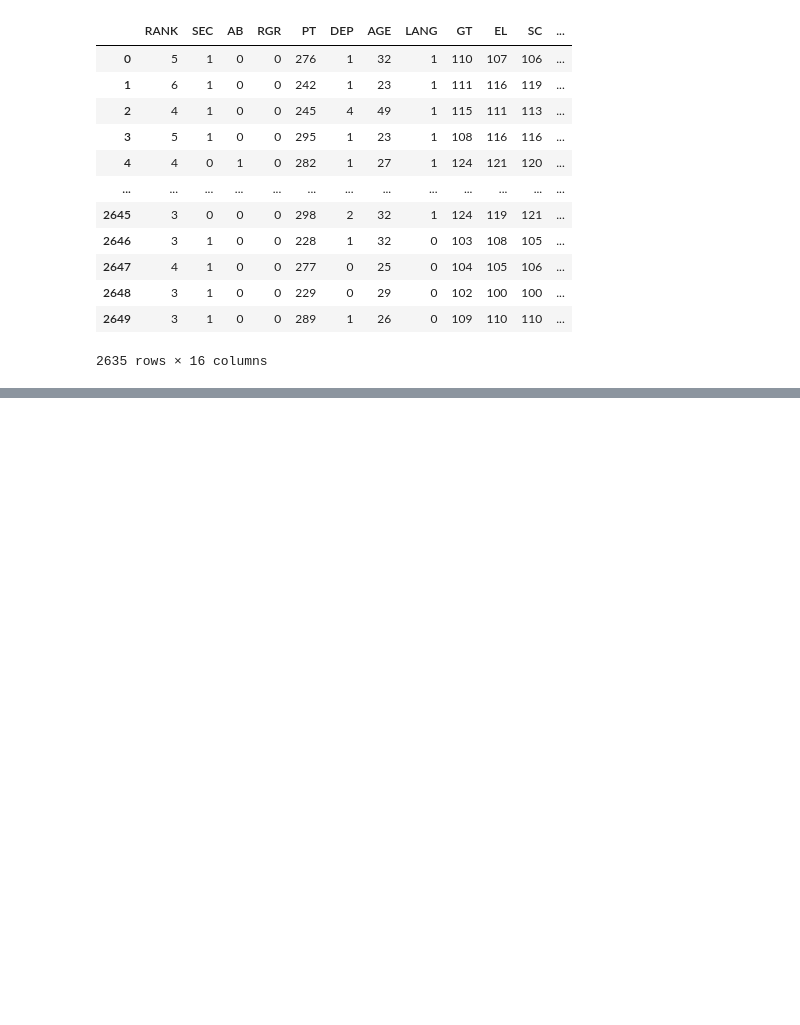
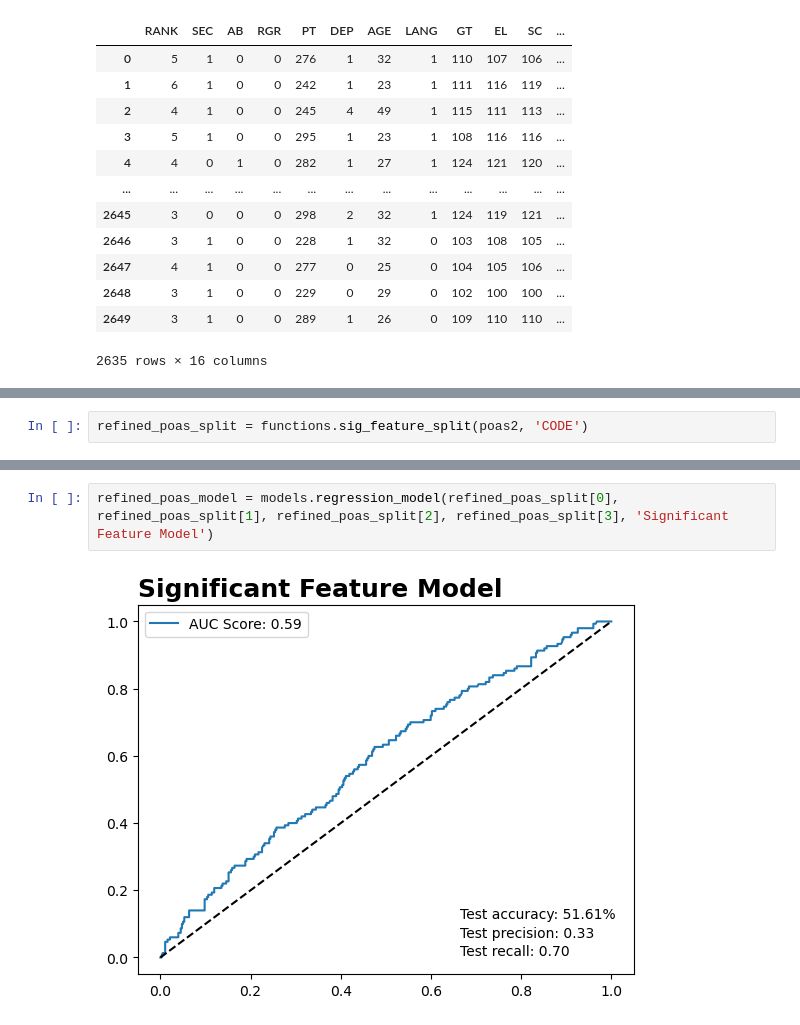
Before and after one commit to JaimeVRodriguez/psyop_selection_analysis, a Jupyter notebook: notebooks/eda.ipynb, the cells around one changed output, grey strips where cells are left out. Drawn from its saved outputs; the diff is of its cells as text; blank space fills up the shorter version.

Commit message:
new sig feature split function

```diff
--- a/notebooks/eda.ipynb
+++ b/notebooks/eda.ipynb
@@ -225,0 +223,2 @@ AttributeError: module 'functions' has no attribute 'significant_features'
+# %%
+refined_poas_split = functions.sig_feature_split(poas2, 'CODE')
@@ -225,0 +243,4 @@ AttributeError: module 'functions' has no attribute 'significant_features'
+# %%
+refined_poas_model = models.regression_model(refined_poas_split[0], refined_poas_split[1], refined_poas_split[2], refined_poas_split[3], 'Significant Feature Model')
+# %% [output]
+[figure, added]
```
Also changed, not shown: parts of 6 cells of this notebook, 1 other file.
